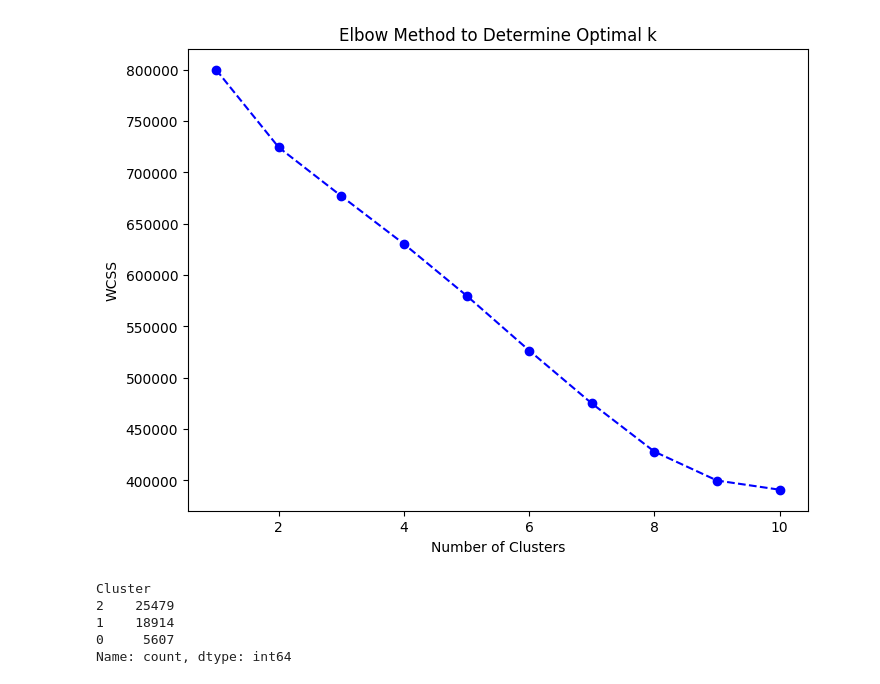
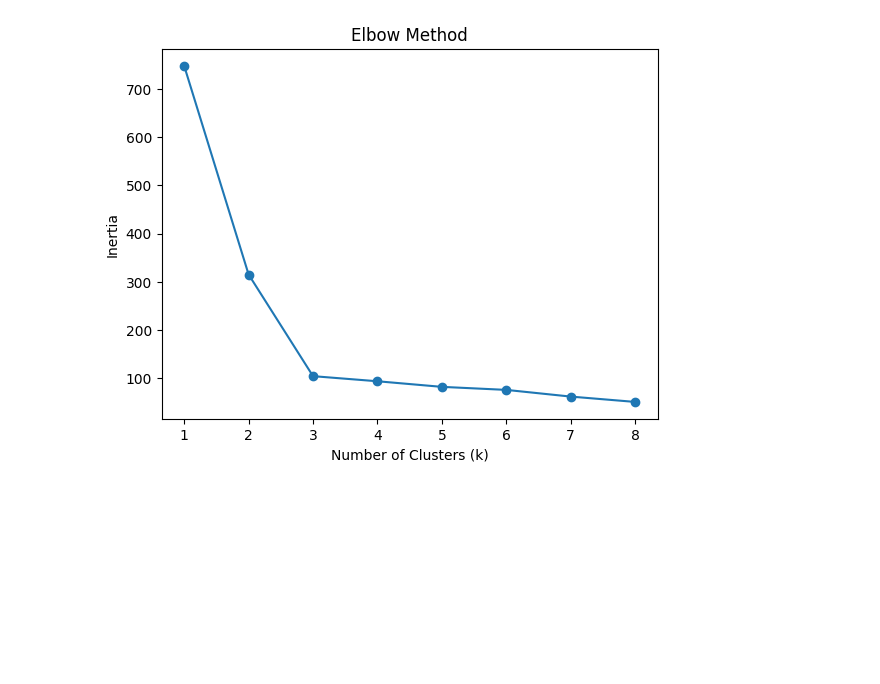
Before and after one commit to amanchoudhary1812/Pattern-Recognition, a Jupyter notebook: Experiment4.ipynb, the cells around one changed output. Saved outputs shown, nothing was run; the diff lists cells and outputs as text; code cells hidden in the pictures; blank space fills up the shorter version.

```diff
--- a/Experiment4.ipynb
+++ b/Experiment4.ipynb
@@ -44,8 +6,3 @@ df_scaled = scaler.fit_transform(df)
-# %%
-# Finding the optimal number of clusters using the Elbow Method
-wcss = []  # Within-cluster sum of squares
-K = range(1, 11)  # Checking for clusters from 1 to 10
-for k in K:
-    kmeans = KMeans(n_clusters=k, random_state=42, n_init=10)
-    kmeans.fit(df_scaled)
-    wcss.append(kmeans.inertia_)
+# %%
+# Generate sample data
+X, y = make_blobs(n_samples=150, centers=3, cluster_std=0.60, random_state=0)
@@ -52,10 +16,18 @@ for k in K:
+# %%
+# using elbow method to get the optimal value for k
+inertia = []
+k_values = range(1, 9)
+# %%
+for k in k_values:
+    kmeans = KMeans(n_clusters=k, random_state=0)
+    kmeans.fit(X)
+    inertia.append(kmeans.inertia_)
 # %%
-# Plot Elbow Curve
-plt.figure(figsize=(8, 6))
-plt.plot(K, wcss, marker='o', linestyle='--', color='b')
-plt.xlabel('Number of Clusters')
-plt.ylabel('WCSS')
-plt.title('Elbow Method to Determine Optimal k')
+# Plot the Elbow curve
+plt.plot(k_values, inertia, marker='o')
+plt.title("Elbow Method")
+plt.xlabel("Number of Clusters (k)")
+plt.ylabel("Inertia")
 plt.show()
 # %% [output]
-[figure, old version]
+[figure, new version]
@@ -69,9 +33,0 @@ df['Cluster'] = kmeans.fit_predict(df_scaled)
-# %%
-# Display cluster counts
-print(df['Cluster'].value_counts())
-# %% [output]
-Cluster
-2    25479
-1    18914
-0     5607
-Name: count, dtype: int64
```
Also changed, not shown: parts of 11 cells of this notebook, 3 other files.
